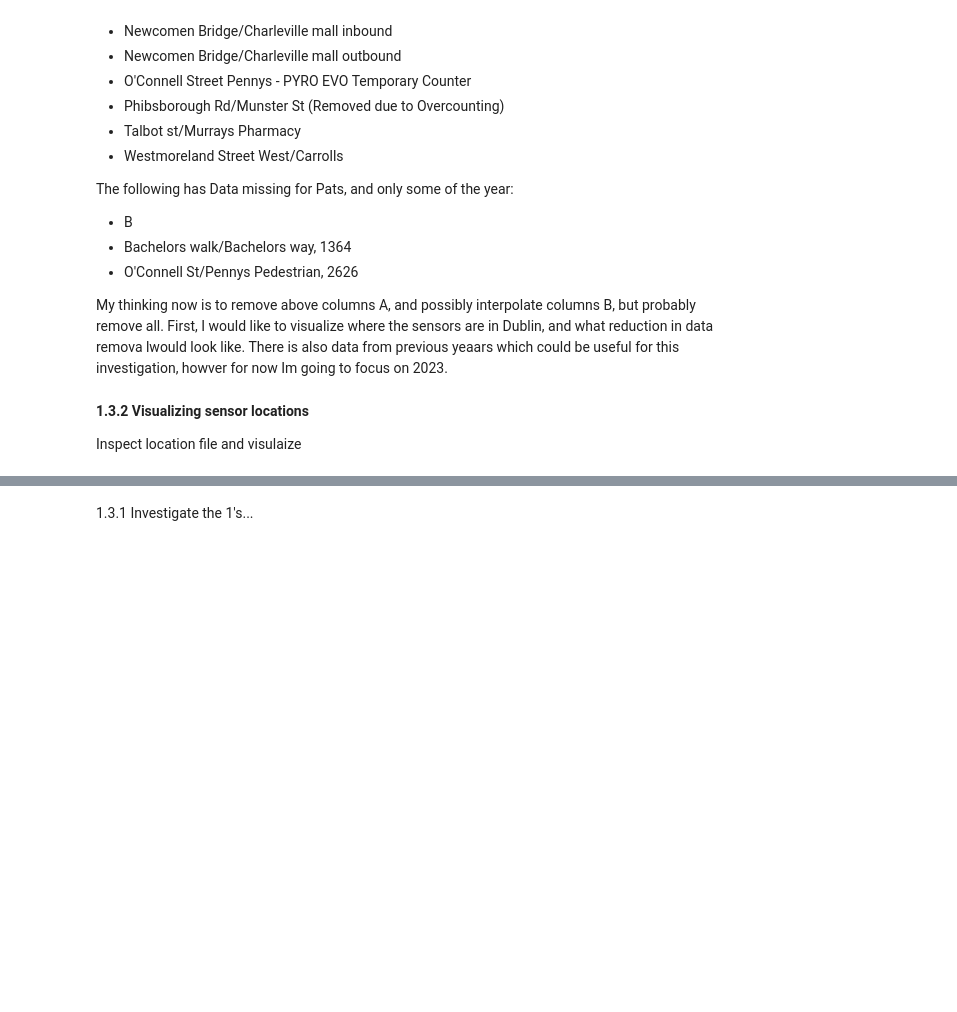
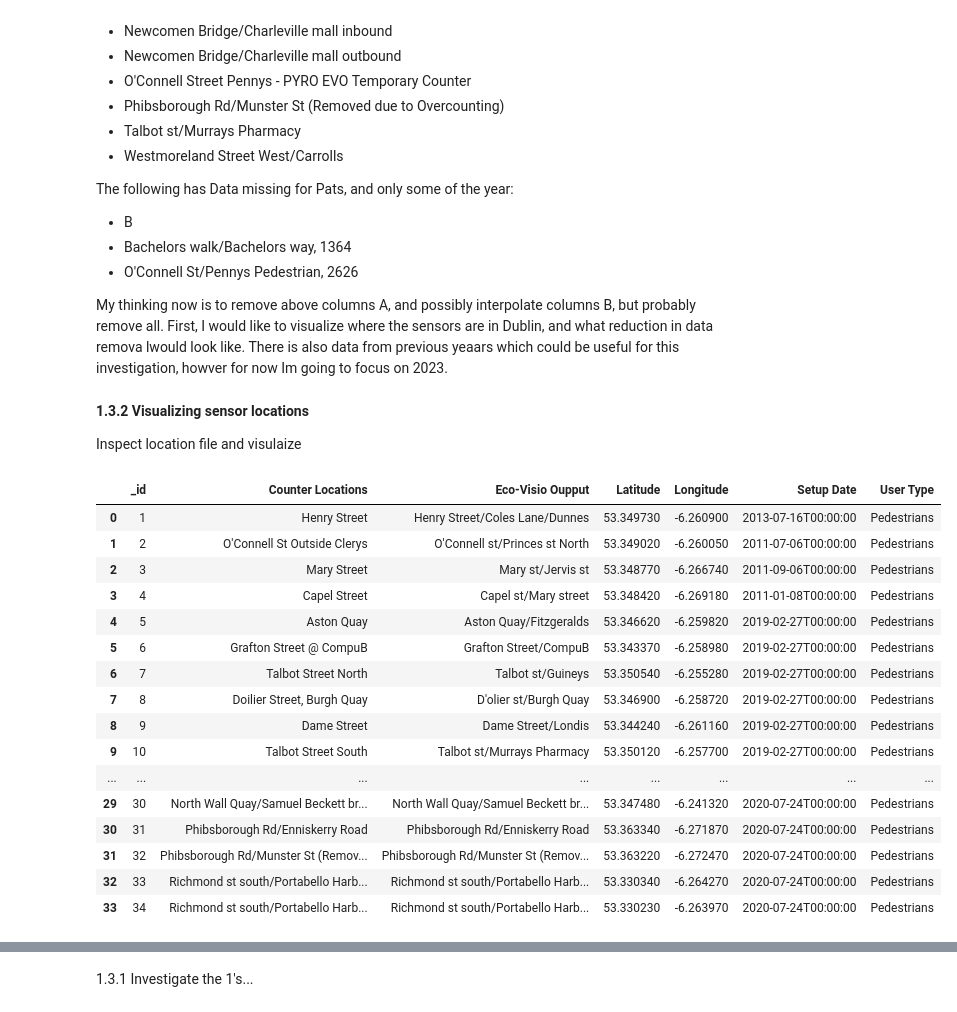
Before and after one commit to CCT-Dublin/ca1-sbs24004, a Jupyter notebook: Tourism.ipynb, the cells around one changed output, grey strips where cells are left out. Drawn from its saved outputs; the diff is of its cells as text; code cells hidden in the pictures; blank space fills up the shorter version.

```diff
--- a/Tourism.ipynb
+++ b/Tourism.ipynb
@@ -334,3 +334,22 @@ My thinking now is to remove above columns A, and possibly interpolate columns B
 Inspect location file and visulaize
 # %%
 counterLocations_df = pd.read_csv('DCCcounterlocations.csv')
+counterLocations_df.head(40)
+# %% [output]
+|  | _id | Counter Locations | Eco-Visio Oupput | Latitude | Longitude | Setup Date | User Type |
+| 0 | 1 | Henry Street | Henry Street/Coles Lane/Dunnes | 53.349730 | -6.260900 | 2013-07-16T00:00:00 | Pedestrians |
+| 1 | 2 | O'Connell St Outside Clerys | O'Connell st/Princes st North | 53.349020 | -6.260050 | 2011-07-06T00:00:00 | Pedestrians |
+| 2 | 3 | Mary Street | Mary st/Jervis st | 53.348770 | -6.266740 | 2011-09-06T00:00:00 | Pedestrians |
+| 3 | 4 | Capel Street | Capel st/Mary street | 53.348420 | -6.269180 | 2011-01-08T00:00:00 | Pedestrians |
+| 4 | 5 | Aston Quay | Aston Quay/Fitzgeralds | 53.346620 | -6.259820 | 2019-02-27T00:00:00 | Pedestrians |
+| 5 | 6 | Grafton Street @ CompuB | Grafton Street/CompuB | 53.343370 | -6.258980 | 2019-02-27T00:00:00 | Pedestrians |
+| 6 | 7 | Talbot Street North | Talbot st/Guineys | 53.350540 | -6.255280 | 2019-02-27T00:00:00 | Pedestrians |
+| 7 | 8 | Doilier Street, Burgh Quay | D'olier st/Burgh Quay | 53.346900 | -6.258720 | 2019-02-27T00:00:00 | Pedestrians |
+| 8 | 9 | Dame Street | Dame Street/Londis | 53.344240 | -6.261160 | 2019-02-27T00:00:00 | Pedestrians |
+| 9 | 10 | Talbot Street South | Talbot st/Murrays Pharmacy | 53.350120 | -6.257700 | 2019-02-27T00:00:00 | Pedestrians |
+| ... | ... | ... | ... | ... | ... | ... | ... |
+| 29 | 30 | North Wall Quay/Samuel Beckett br... | North Wall Quay/Samuel Beckett br... | 53.347480 | -6.241320 | 2020-07-24T00:00:00 | Pedestrians |
+| 30 | 31 | Phibsborough Rd/Enniskerry Road | Phibsborough Rd/Enniskerry Road | 53.363340 | -6.271870 | 2020-07-24T00:00:00 | Pedestrians |
+| 31 | 32 | Phibsborough Rd/Munster St (Remov... | Phibsborough Rd/Munster St (Remov... | 53.363220 | -6.272470 | 2020-07-24T00:00:00 | Pedestrians |
+| 32 | 33 | Richmond st south/Portabello Harb... | Richmond st south/Portabello Harb... | 53.330340 | -6.264270 | 2020-07-24T00:00:00 | Pedestrians |
+| 33 | 34 | Richmond st south/Portabello Harb... | Richmond st south/Portabello Harb... | 53.330230 | -6.263970 | 2020-07-24T00:00:00 | Pedestrians |
```
Also changed, not shown: parts of 6 cells of this notebook, 1 other file.
